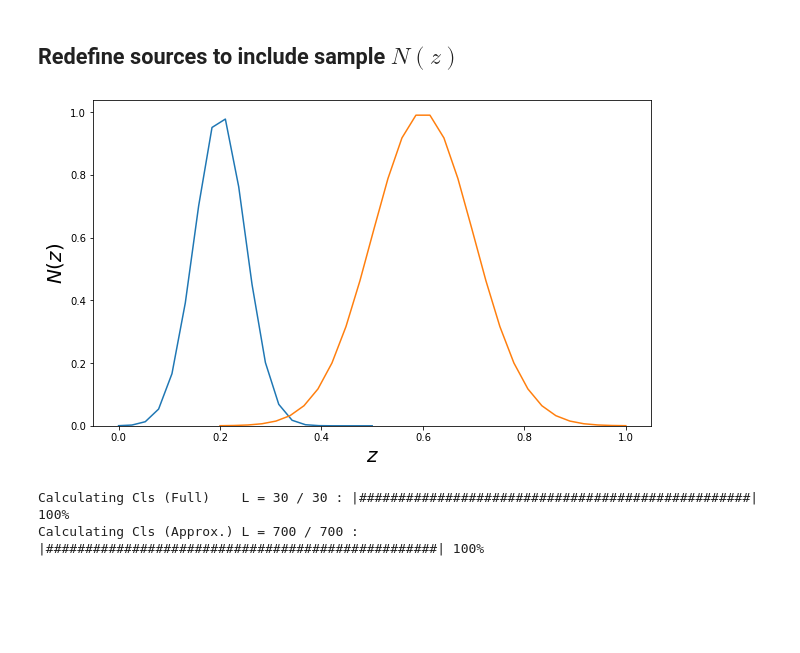
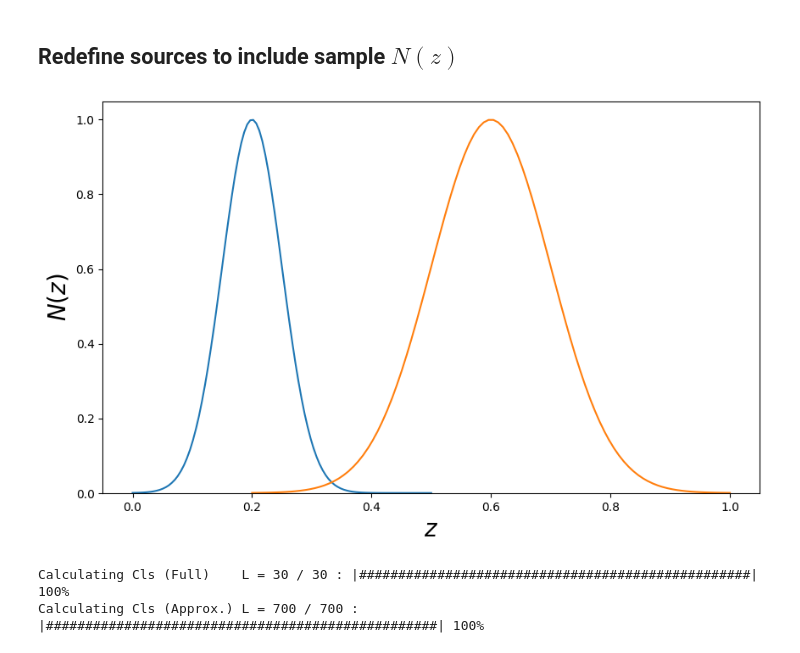
Before and after one commit to knaidoo29/TheoryCL, a Jupyter notebook: notebooks/tutorial_1.ipynb, the cells around one changed output. Drawn from its saved outputs; the diff is of its cells as text; code cells hidden in the pictures; blank space fills up the shorter version.

```diff
--- a/notebooks/tutorial_1.ipynb
+++ b/notebooks/tutorial_1.ipynb
@@ -127,23 +127,23 @@ for i in range(0, SCL.source_count):
 # %%
 # Using sample defined Nz, take for example two distributions with Gaussian N(z).
 
-z1 = np.linspace(0., 0.5, 20)
+z1 = np.linspace(0., 0.5, 100)
 nz1 = np.exp(-0.5 * ((0.2 - z1)**2.) / (0.05**2.))
 
-z2 = np.linspace(0.2, 1., 30)
+z2 = np.linspace(0.2, 1., 100)
 nz2 = np.exp(-0.5 * ((0.6 - z2)**2.) / (0.1**2.))
 
 # We don't need to worry about normalising these n(z) as this is handled by TheoryCL.
 
 plt.figure(figsize=(10., 6.))
 plt.plot(z1, nz1)
 plt.plot(z2, nz2)
 plt.xlabel(r'$z$', fontsize=20)
 plt.ylabel(r'$N(z)$', fontsize=20)
 plt.ylim(0., None)
 plt.show()
 # %% [output]
-[figure, old version]
+[figure, new version]
 # %%
 SCL.clean_sources()
 
```
Also changed, not shown: parts of 6 cells of this notebook.
